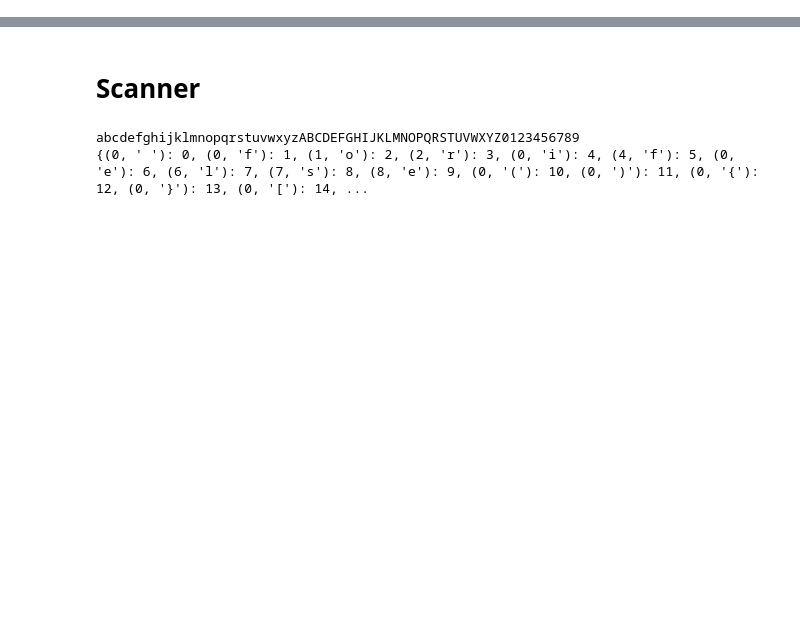
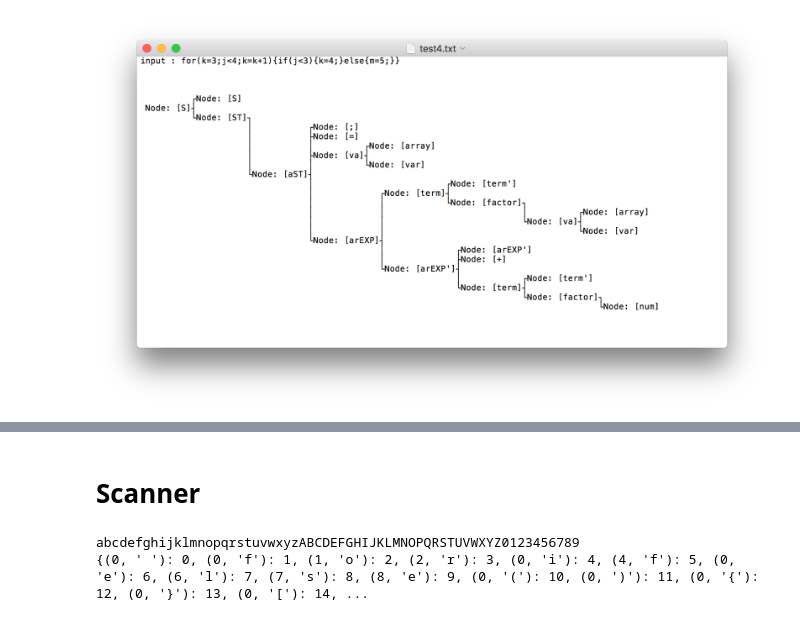
Before and after one commit to h4tl2/ProcLang, a Jupyter notebook: LL1 .ipynb, the cells around one changed output, grey strips where cells are left out. Cells and saved outputs as stored; diff of their text form; code cells hidden in the pictures; blank space fills up the shorter version.

```diff
--- a/LL1 .ipynb
+++ b/LL1 .ipynb
@@ -2,0 +20,4 @@ from graphviz import Digraph
+# %%
+Image("./test4.png")
+# %% [output]
+[figure, added]
```
Also changed, not shown: parts of 37 cells of this notebook, 17 other files.
